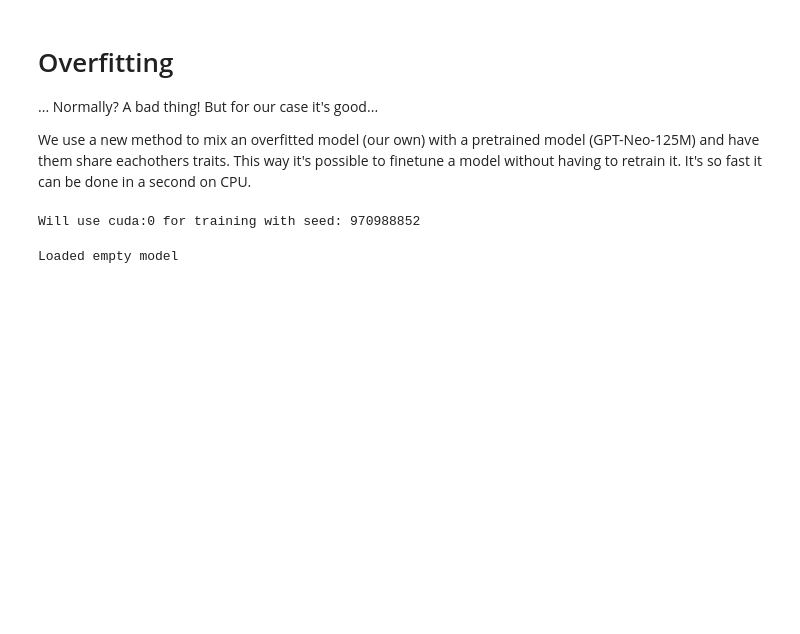
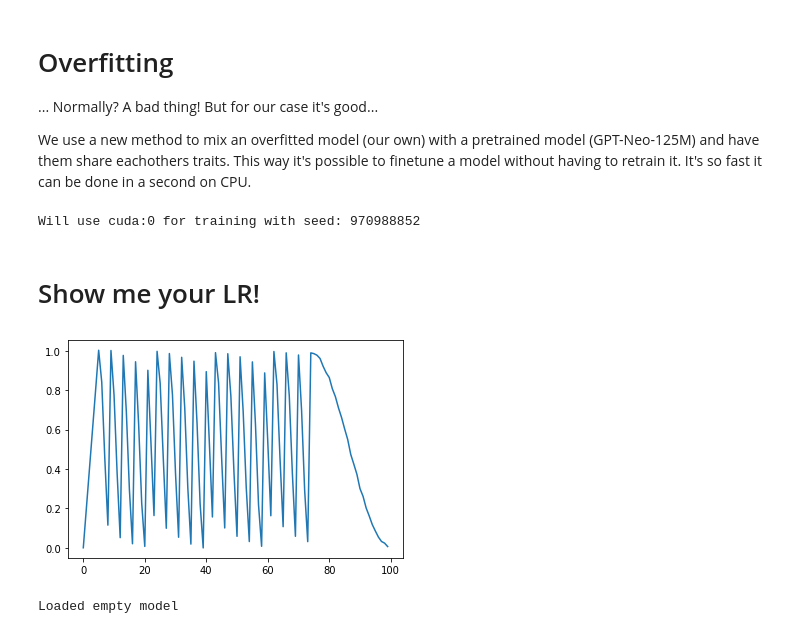
Before and after one commit to peterwilli/Endless-AWSW, a Jupyter notebook: Research/Step 1 - Model overfitting.ipynb, the cells around one changed output. Cells and saved outputs as stored; diff of their text form; code cells hidden in the pictures; blank space fills up the shorter version.

```diff
--- a/Research/Step 1 - Model overfitting.ipynb
+++ b/Research/Step 1 - Model overfitting.ipynb
@@ -57,4 +57,10 @@ config = {
 }
+# %% [markdown]
+# Show me your LR!
+# %%
+visualize_lr(config)
+# %% [output]
+[figure, added]
 # %%
 saved_model_path = os.path.join("models", "awsw_main")
 if os.path.exists(os.path.join(saved_model_path, "pytorch_model.bin")):
```
Also changed, not shown: parts of 7 cells of this notebook, 3 other files.
